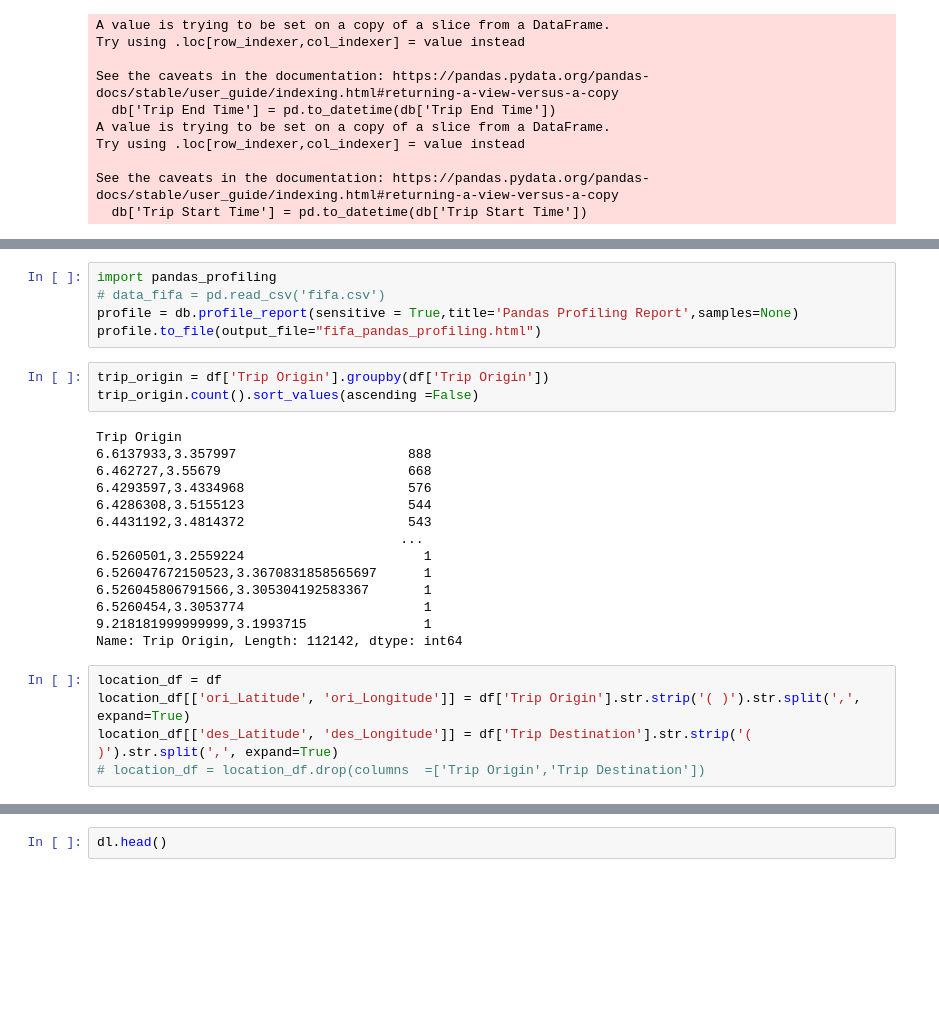
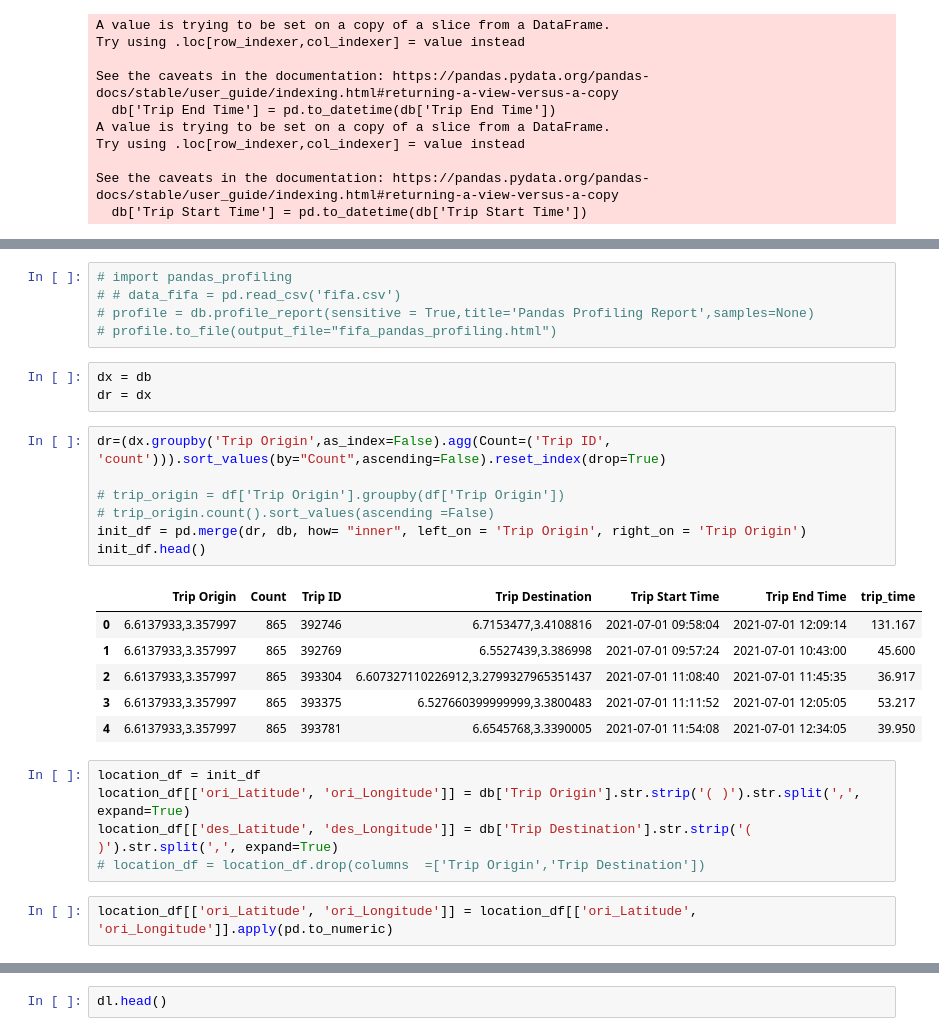
Before and after one commit to MohammedEsamaldin/Logistic-optimization, a Jupyter notebook: notebooks/Eda.ipynb, the cells around one changed output, grey strips where cells are left out. Saved outputs shown, nothing was run; the diff lists cells and outputs as text; blank space fills up the shorter version.

```diff
--- a/notebooks/Eda.ipynb
+++ b/notebooks/Eda.ipynb
@@ -79,30 +70,32 @@ See the caveats in the documentation: https://pandas.pydata.org/pandas-docs/stab
 | 3 | 391999 | 6.572757200000001,3.3677082 | 6.584881099999999,3.3614073 | 2021-07-01 07:16:07 | 2021-07-01 07:29:42 | 13.583 |
 | 4 | 392001 | 6.6010417,3.2766339 | 6.4501069,3.3916154 | 2021-07-01 09:30:59 | 2021-07-01 09:34:36 | 3.617 |
 # %%
-import pandas_profiling
-# data_fifa = pd.read_csv('fifa.csv')
-profile = db.profile_report(sensitive = True,title='Pandas Profiling Report',samples=None)
-profile.to_file(output_file="fifa_pandas_profiling.html")
+# import pandas_profiling
+# # data_fifa = pd.read_csv('fifa.csv')
+# profile = db.profile_report(sensitive = True,title='Pandas Profiling Report',samples=None)
+# profile.to_file(output_file="fifa_pandas_profiling.html")
-# %%
-trip_origin = df['Trip Origin'].groupby(df['Trip Origin'])
-trip_origin.count().sort_values(ascending =False)
-# %% [output]
-Trip Origin
-6.6137933,3.357997                      888
-6.462727,3.55679                        668
-6.4293597,3.4334968                     576
-6.4286308,3.5155123                     544
-6.4431192,3.4814372                     543
-                                       ...
-6.5260501,3.2559224                       1
-6.526047672150523,3.3670831858565697      1
-6.526045806791566,3.305304192583367       1
-6.5260454,3.3053774                       1
-9.218181999999999,3.1993715               1
-Name: Trip Origin, Length: 112142, dtype: int64
+# %%
+dx = db
+dr = dx
+# %%
+dr=(dx.groupby('Trip Origin',as_index=False).agg(Count=('Trip ID', 'count'))).sort_values(by="Count",ascending=False).reset_index(drop=True)
+
+# trip_origin = df['Trip Origin'].groupby(df['Trip Origin'])
+# trip_origin.count().sort_values(ascending =False)
+init_df = pd.merge(dr, db, how= "inner", left_on = 'Trip Origin', right_on = 'Trip Origin')
+init_df.head()
+# %% [output]
+|  | Trip Origin | Count | Trip ID | Trip Destination | Trip Start Time | Trip End Time | trip_time |
+| 0 | 6.6137933,3.357997 | 865 | 392746 | 6.7153477,3.4108816 | 2021-07-01 09:58:04 | 2021-07-01 12:09:14 | 131.167 |
+| 1 | 6.6137933,3.357997 | 865 | 392769 | 6.5527439,3.386998 | 2021-07-01 09:57:24 | 2021-07-01 10:43:00 | 45.600 |
+| 2 | 6.6137933,3.357997 | 865 | 393304 | 6.607327110226912,3.2799327965351437 | 2021-07-01 11:08:40 | 2021-07-01 11:45:35 | 36.917 |
+| 3 | 6.6137933,3.357997 | 865 | 393375 | 6.527660399999999,3.3800483 | 2021-07-01 11:11:52 | 2021-07-01 12:05:05 | 53.217 |
+| 4 | 6.6137933,3.357997 | 865 | 393781 | 6.6545768,3.3390005 | 2021-07-01 11:54:08 | 2021-07-01 12:34:05 | 39.950 |
 # %%
-location_df = df
-location_df[['ori_Latitude', 'ori_Longitude']] = df['Trip Origin'].str.strip('( )').str.split(',', expand=True)
-location_df[['des_Latitude', 'des_Longitude']] = df['Trip Destination'].str.strip('( )').str.split(',', expand=True)
+location_df = init_df
+location_df[['ori_Latitude', 'ori_Longitude']] = db['Trip Origin'].str.strip('( )').str.split(',', expand=True)
+location_df[['des_Latitude', 'des_Longitude']] = db['Trip Destination'].str.strip('( )').str.split(',', expand=True)
 # location_df = location_df.drop(columns  =['Trip Origin','Trip Destination'])
+# %%
+location_df[['ori_Latitude', 'ori_Longitude']] = location_df[['ori_Latitude', 'ori_Longitude']].apply(pd.to_numeric)
 # %%
```
Also changed, not shown: parts of 5 cells of this notebook.
